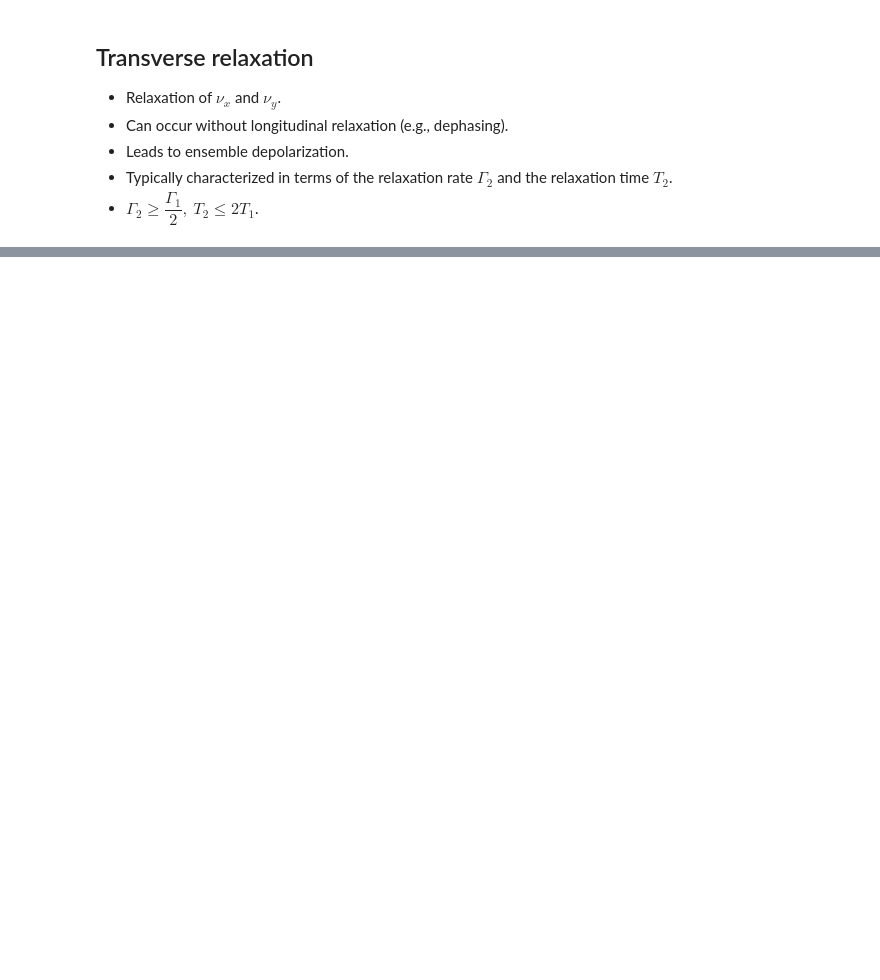
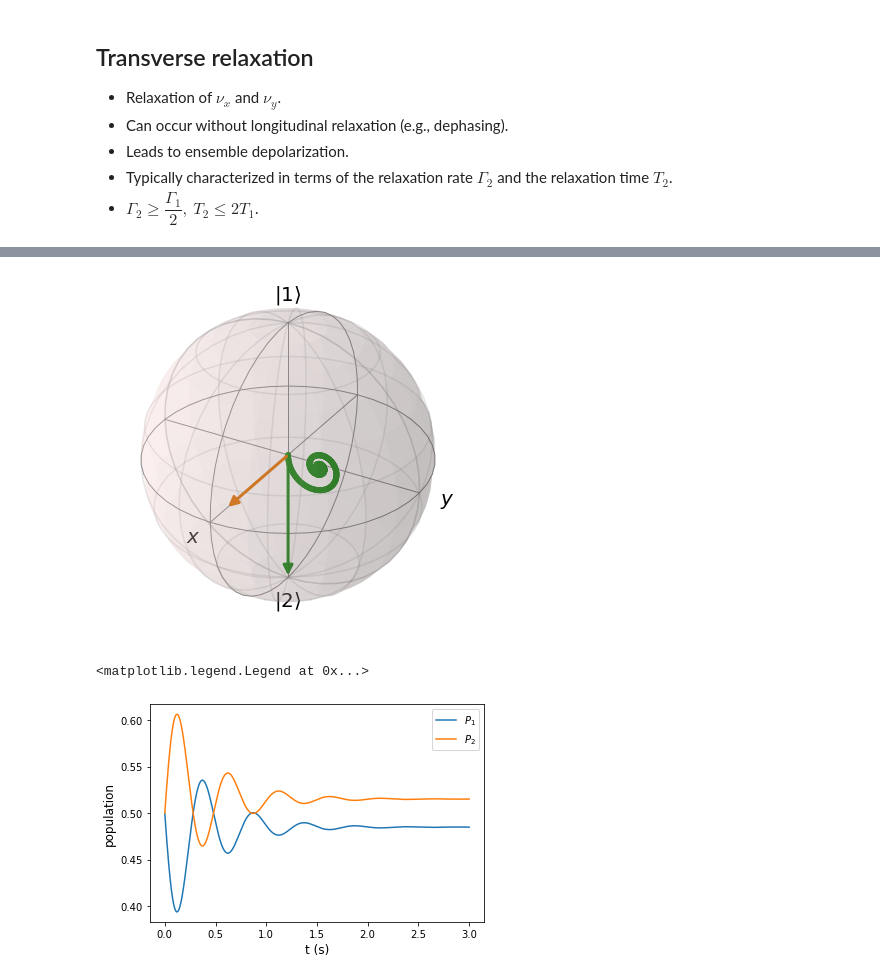
Before and after one commit to tretyakovmipt/quantum-intro-lectures, a Jupyter notebook: open-systems.ipynb, the cells around one changed output, grey strips where cells are left out. Cells and saved outputs as stored; diff of their text form; code cells hidden in the pictures; blank space fills up the shorter version.

```diff
--- a/open-systems.ipynb
+++ b/open-systems.ipynb
@@ -149,0 +219,27 @@ ax.legend(loc=0)
+# %%
+# Initial state is unpolarized
+rho0 = 0.5*P1 + 0.5*P2
+
+# Solve the master equation starting in ket1
+result = mesolve(H, rho0, t, c_ops, [P1, P2, sigmax(), sigmay(), sigmaz()])
+
+# Evolution on the Bloch sphere
+b = Bloch()
+b.zlabel = ['$\\left|1\\right>$', '$\\left|2\\right>$']
+b.make_sphere()
+b.add_points([result.expect[2],result.expect[3],result.expect[4]])
+b.add_states([psi0, 0.8*H.unit()])
+b.point_color=['green']
+b.show()
+
+# Plot the populations
+fig, ax = plt.subplots()
+ax.plot(result.times, result.expect[0],label=r'$P_{1}$')
+ax.plot(result.times, result.expect[1],label=r'$P_{2}$')
+ax.set_xlabel('t (s)',fontsize=12)
+ax.set_ylabel('population',fontsize=12)
+ax.legend(loc=0)
+# %% [output]
+[figure, added]
+<matplotlib.legend.Legend at 0x...>
+[figure, added]
```
Also changed, not shown: parts of 14 cells of this notebook.
